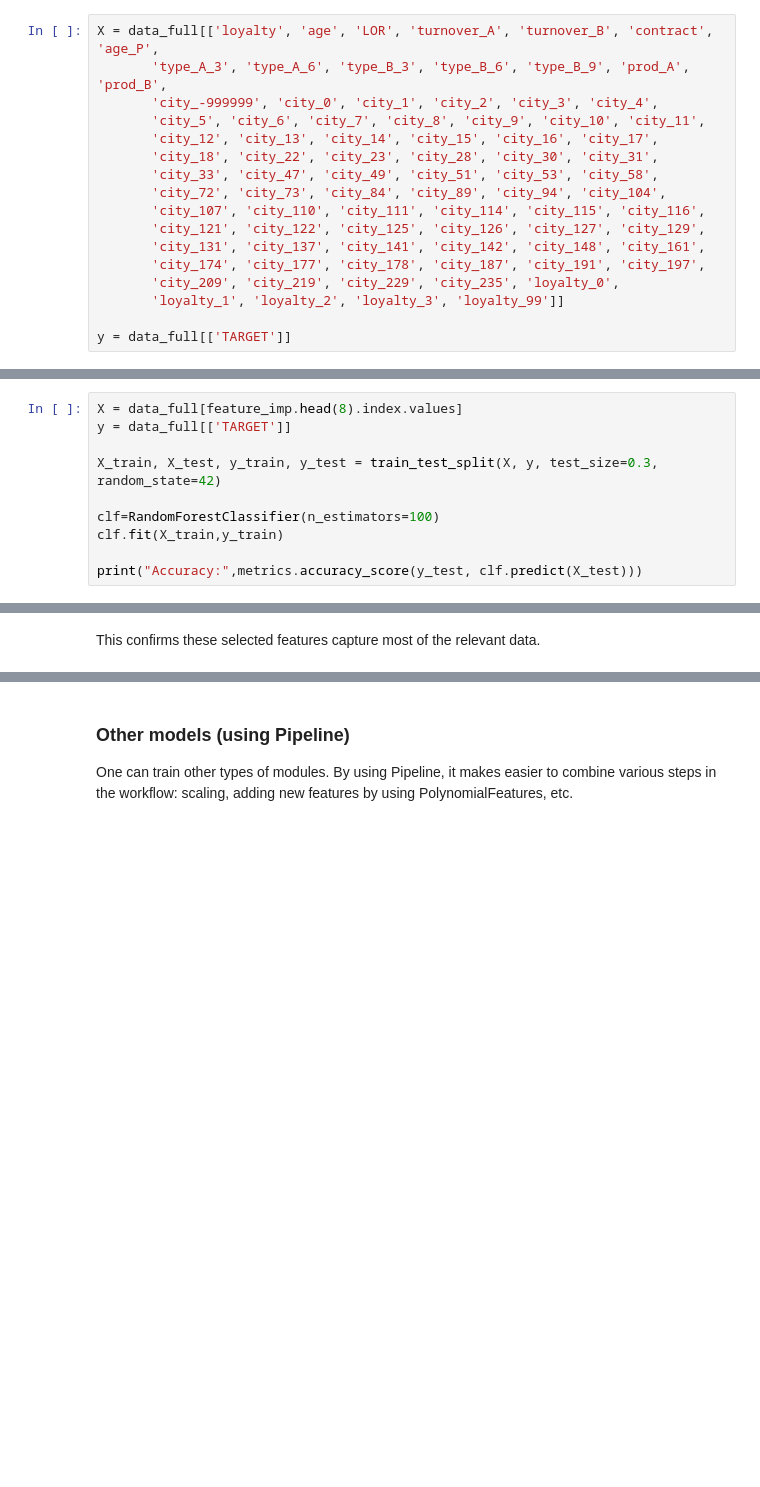
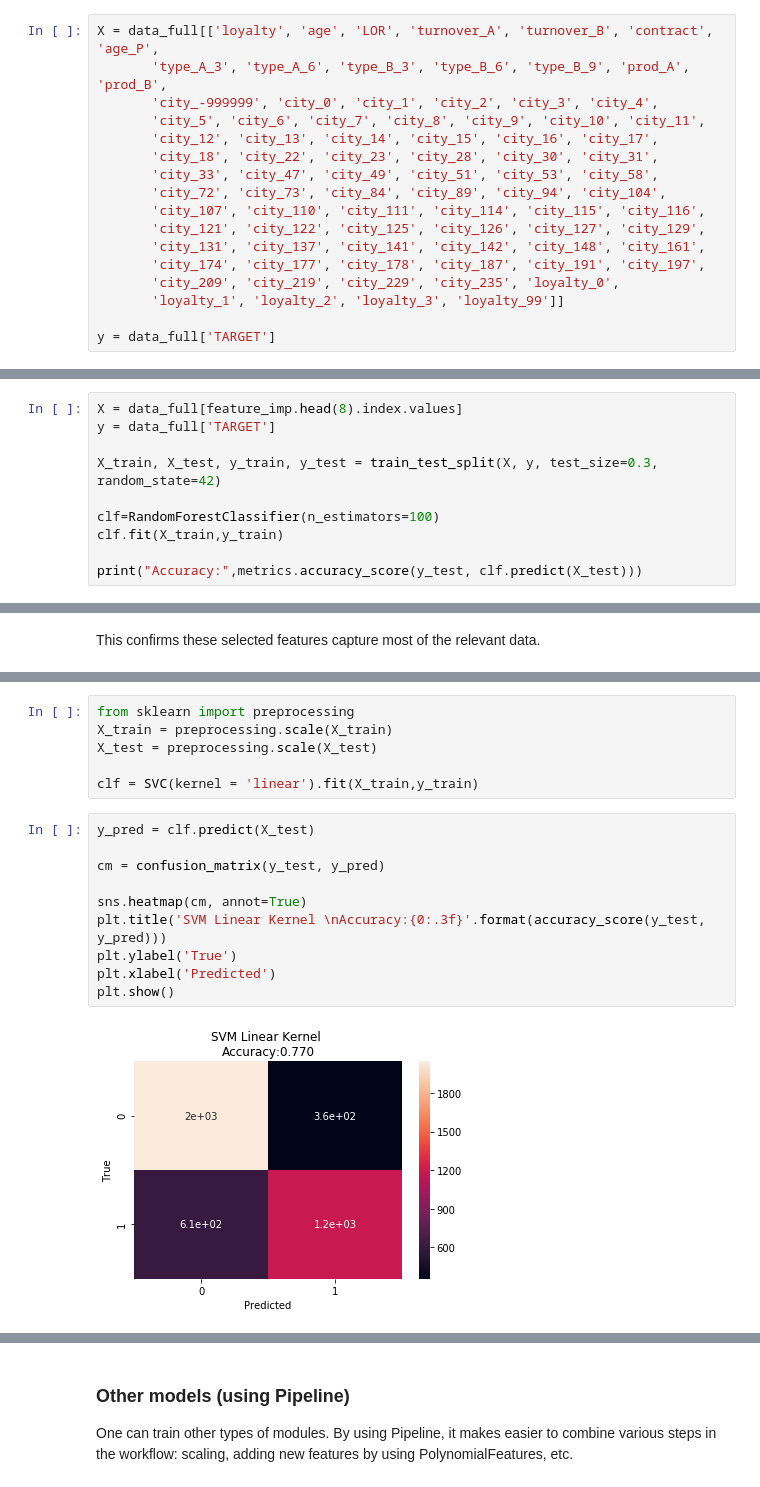
Before and after one commit to cnoza/DataAnalysis, a Jupyter notebook: _Projects/Insurance/Insurance.ipynb, the cells around one changed output, grey strips where cells are left out. Saved outputs shown, nothing was run; the diff lists cells and outputs as text; blank space fills up the shorter version.

```diff
--- a/_Projects/Insurance/Insurance.ipynb
+++ b/_Projects/Insurance/Insurance.ipynb
@@ -709,7 +723,7 @@ X = data_full[['loyalty', 'age', 'LOR', 'turnover_A', 'turnover_B', 'contract',
        'city_209', 'city_219', 'city_229', 'city_235', 'loyalty_0',
        'loyalty_1', 'loyalty_2', 'loyalty_3', 'loyalty_99']]
 
-y = data_full[['TARGET']]
+y = data_full['TARGET']
 # %%
 from sklearn.model_selection import train_test_split
 X_train, X_test, y_train, y_test = train_test_split(X, y, test_size=0.3, random_state=42)
@@ -745,7 +759,7 @@ dtype: float64
 Let's train the model using the first 4, 5, 6... features.  By successive trials, we see that the highest accuracy is obtained with 8 features.
 # %%
 X = data_full[feature_imp.head(8).index.values]
-y = data_full[['TARGET']]
+y = data_full['TARGET']
 
 X_train, X_test, y_train, y_test = train_test_split(X, y, test_size=0.3, random_state=42)
 
@@ -759,0 +778,18 @@ This confirms these selected features capture most of the relevant data.
+# %%
+from sklearn import preprocessing
+X_train = preprocessing.scale(X_train)
+X_test = preprocessing.scale(X_test)
+
+clf = SVC(kernel = 'linear').fit(X_train,y_train)
+# %%
+y_pred = clf.predict(X_test)
+
+cm = confusion_matrix(y_test, y_pred)
+
+sns.heatmap(cm, annot=True)
+plt.title('SVM Linear Kernel \nAccuracy:{0:.3f}'.format(accuracy_score(y_test, y_pred)))
+plt.ylabel('True')
+plt.xlabel('Predicted')
+plt.show()
+# %% [output]
+[figure, added]
```
Also changed, not shown: parts of 30 cells of this notebook, 1 other file.
